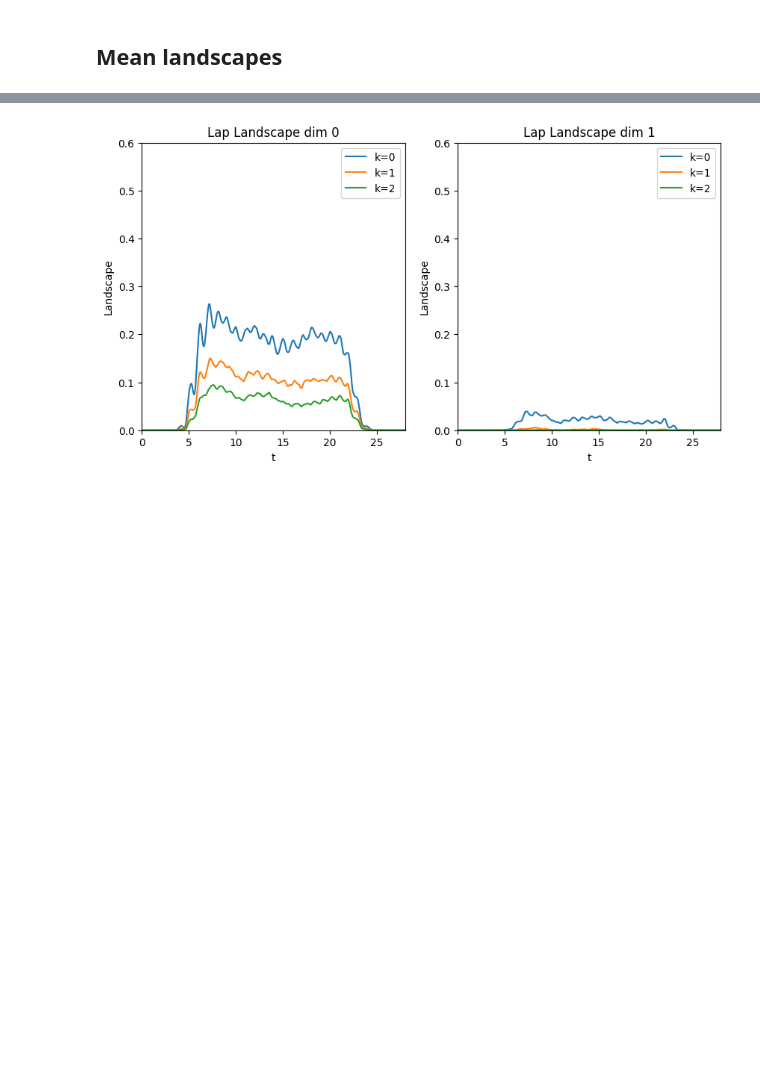
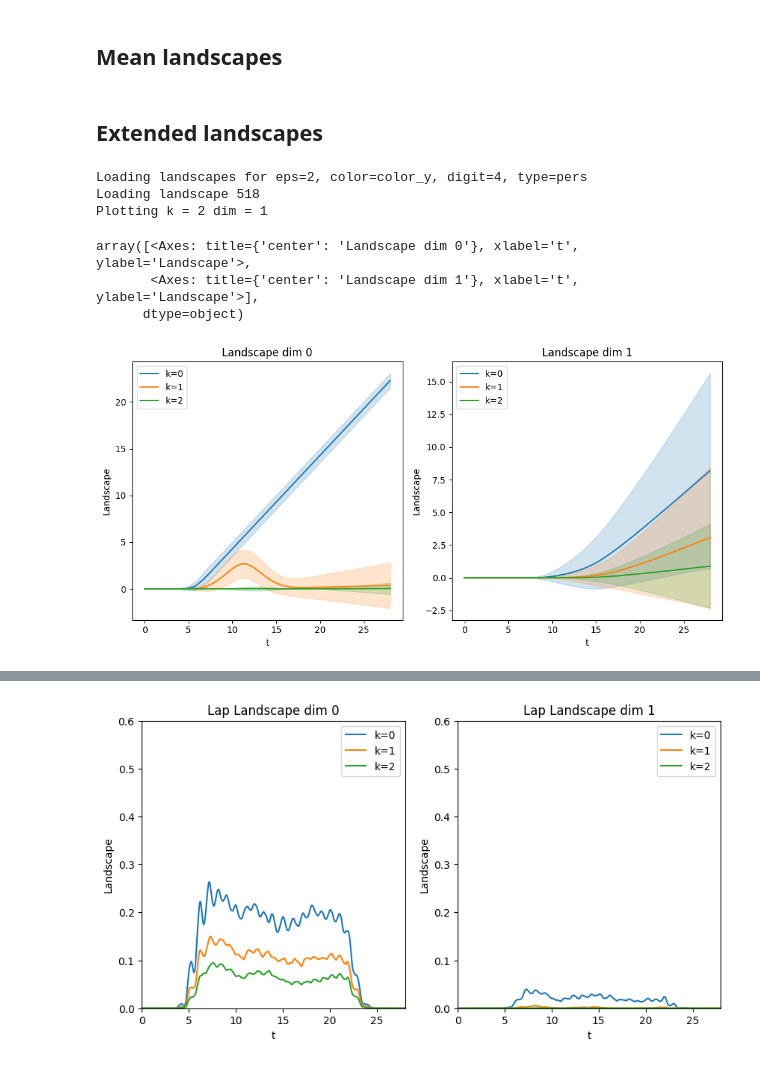
Before and after one commit to siroj99/Master_thesis, a Jupyter notebook: code/MNIST_experiments.ipynb, the cells around one changed output, grey strips where cells are left out. Saved outputs shown, nothing was run; the diff lists cells and outputs as text; code cells hidden in the pictures; blank space fills up the shorter version.

```diff
--- a/code/MNIST_experiments.ipynb
+++ b/code/MNIST_experiments.ipynb
@@ -47,7 +48,7 @@ class LandscapeLoader():
                     self.location_dict[eps][color][digit] = {"lap": [], "pers": []}
                     self.location_pointers[eps][color][digit] = {"lap": 0, "pers": 0}
                     for land_file in tqdm(sorted(os.listdir(osp.join(path_to_landscapes, color, digit))), leave=False, desc=f"Processing eps {eps}, {color} {digit} landscapes"):
-                        if not land_file.endswith(".pkl"):
+                        if not land_file.endswith(".pkl") or len(land_file.split("_")) < 4:
                             continue
                         image_i = int(land_file[:-4].split("_")[2])
                         if image_i < min_image_i or image_i > max_image_i:
@@ -95,0 +175,16 @@ Mean landscapes
+# %% [markdown]
+Extended landscapes
+--------------------
+# %%
+LL_inf_train = LandscapeLoader("../mnist_ballmapper_inf/sample_size_7000", [2], max_image_i=5600)
+LL_inf_test = LandscapeLoader("../mnist_ballmapper_inf/sample_size_7000", [2], min_image_i=5600)
+# %%
+plot_mean_landscape(LL_inf_train, 2, "color_y", "4", "pers")
+# %% [output]
+Loading landscapes for eps=2, color=color_y, digit=4, type=pers
+Loading landscape 518
+Plotting k = 2 dim = 1
+array([<Axes: title={'center': 'Landscape dim 0'}, xlabel='t', ylabel='Landscape'>,
+       <Axes: title={'center': 'Landscape dim 1'}, xlabel='t', ylabel='Landscape'>],
+      dtype=object)
+[figure, added]
```
Also changed, not shown: parts of 10 cells of this notebook, 8 other files.
